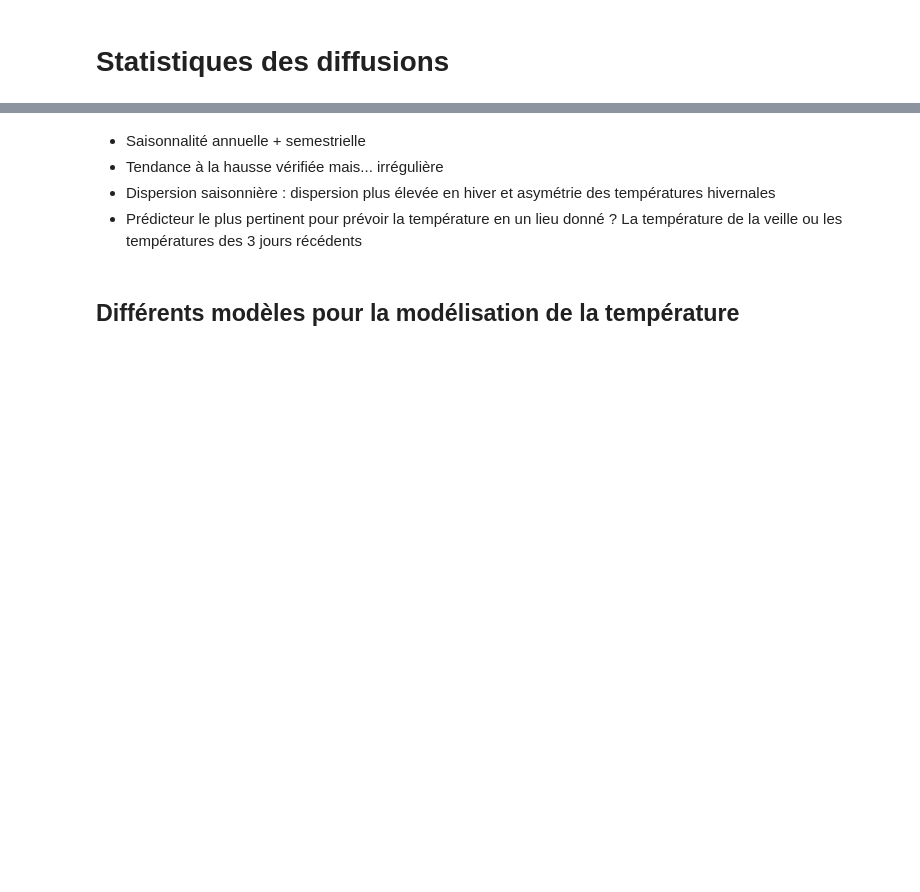
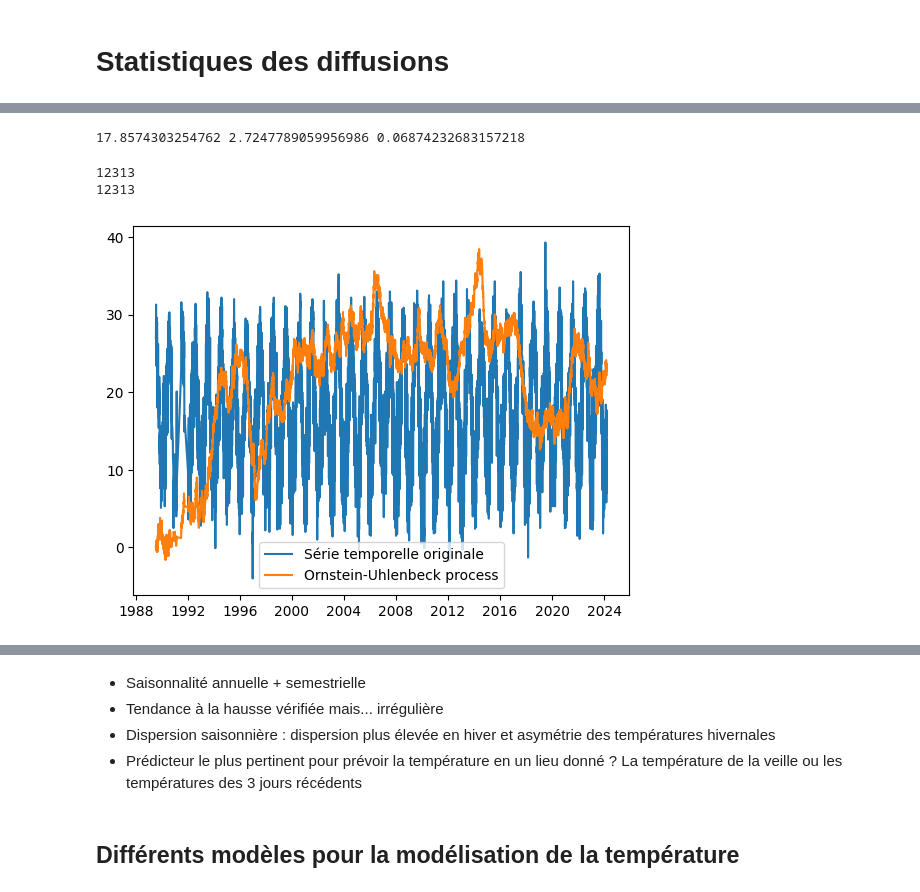
Before and after one commit to MartinMorange/Rosembaum, a Jupyter notebook: diffusion.ipynb, the cells around one changed output, grey strips where cells are left out. Saved outputs shown, nothing was run; the diff lists cells and outputs as text; code cells hidden in the pictures; blank space fills up the shorter version.

```diff
--- a/diffusion.ipynb
+++ b/diffusion.ipynb
@@ -23,0 +81,48 @@ Dans notre étude on se restreindra aux modèles de diffusion stationnaire ($\si
+# %%
+from ouparams import ouparams
+
+df_numpy = df['TX'].to_numpy()
+mu, sigma, theta = ouparams.find(df_numpy)
+print(mu, sigma, theta)
+# %% [output]
+17.8574303254762 2.7247789059956986 0.06874232683157218
+# %%
+def simulate_ou_process(mu, sigma, theta, dt=0.01, N=1):
+    # Initialize the process array
+    X = np.zeros(N)
+    # Generate random numbers for the Wiener process
+    dW = np.sqrt(dt) * norm.rvs(size=N)
+    # Simulate the process
+    for t in range(1, N):
+        X[t] = X[t-1] + theta*(mu - X[t-1])*dt + sigma*dW[t]
+    return X
+
+# Number of data points
+
+# Simulate the process
+ou_process = simulate_ou_process(mu, sigma, theta, dt=0.01, N=len(df.index))
+# %%
+import matplotlib.pyplot as plt
+
+# Simulate the process
+print(len(ou_process))
+print(len(df.index))
+
+# Create a new figure
+plt.figure()
+
+# Plot the original time series
+plt.plot(df.index, df['TX'], label='Série temporelle originale')
+
+# Plot the simulated Ornstein-Uhlenbeck process
+plt.plot(df.index[:len(ou_process)], ou_process, label='Ornstein-Uhlenbeck process')
+
+# Add a legend
+plt.legend()
+
+# Show the plot
+plt.show()
+# %% [output]
+12313
+12313
+[figure, added]
```
Also changed, not shown: parts of 14 cells of this notebook, 2 other files.
